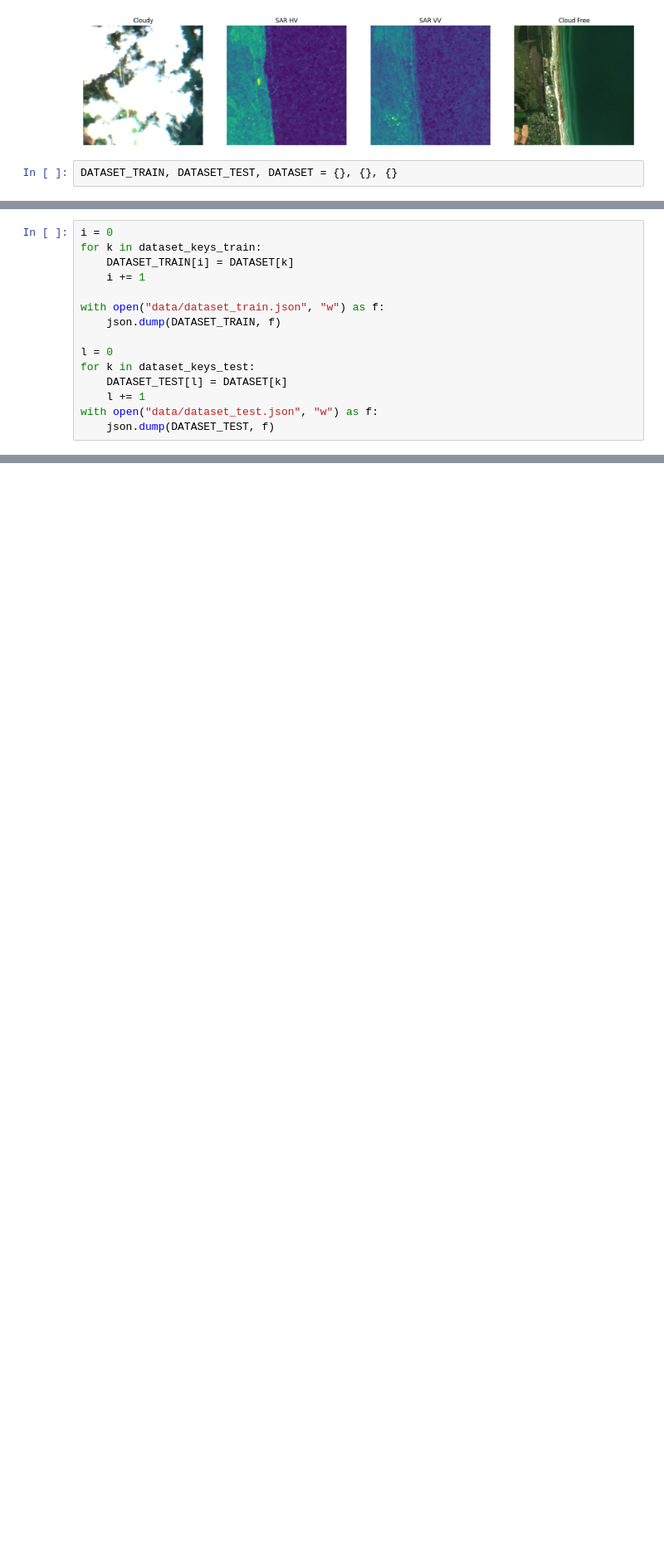
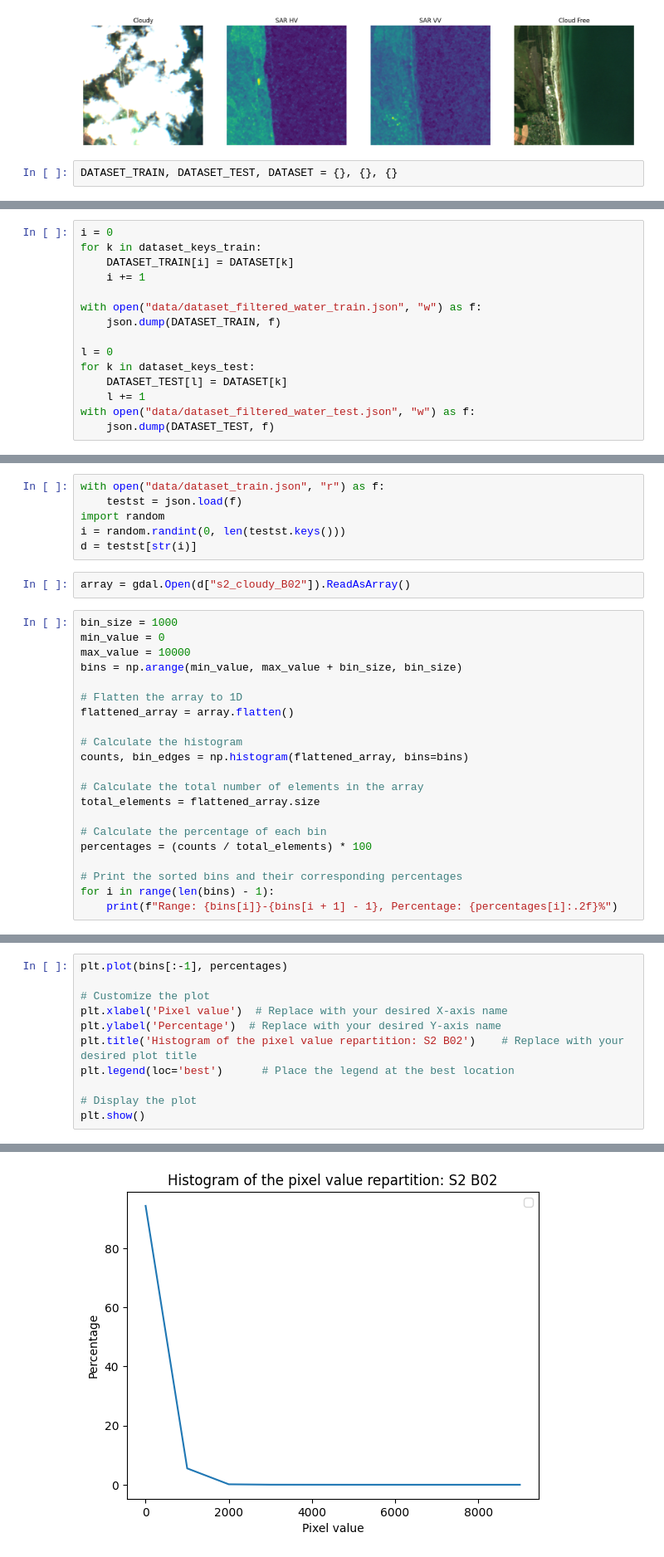
Before and after one commit to ThomasHEBRARD/cloud_removal, a Jupyter notebook: preprocess/prepare_dataset.ipynb, the cells around one changed output, grey strips where cells are left out. Shown: that part at 83% size. Drawn from its saved outputs; the diff is of its cells as text; blank space fills up the shorter version.

```diff
--- a/preprocess/prepare_dataset.ipynb
+++ b/preprocess/prepare_dataset.ipynb
@@ -175,12 +181,12 @@ for k in dataset_keys_train:
     DATASET_TRAIN[i] = DATASET[k]
     i += 1
 
-with open("data/dataset_train.json", "w") as f:
+with open("data/dataset_filtered_water_train.json", "w") as f:
     json.dump(DATASET_TRAIN, f)
 
 l = 0
 for k in dataset_keys_test:
     DATASET_TEST[l] = DATASET[k]
     l += 1
-with open("data/dataset_test.json", "w") as f:
+with open("data/dataset_filtered_water_test.json", "w") as f:
     json.dump(DATASET_TEST, f)
@@ -186,0 +312,29 @@ with open("data/dataset_test.json", "w") as f:
+# %%
+with open("data/dataset_train.json", "r") as f:
+    testst = json.load(f)
+import random
+i = random.randint(0, len(testst.keys()))
+d = testst[str(i)]
+# %%
+array = gdal.Open(d["s2_cloudy_B02"]).ReadAsArray()
+# %%
+bin_size = 1000
+min_value = 0
+max_value = 10000
+bins = np.arange(min_value, max_value + bin_size, bin_size)
+
+# Flatten the array to 1D
+flattened_array = array.flatten()
+
+# Calculate the histogram
+counts, bin_edges = np.histogram(flattened_array, bins=bins)
+
+# Calculate the total number of elements in the array
+total_elements = flattened_array.size
+
+# Calculate the percentage of each bin
+percentages = (counts / total_elements) * 100
+
+# Print the sorted bins and their corresponding percentages
+for i in range(len(bins) - 1):
+    print(f"Range: {bins[i]}-{bins[i + 1] - 1}, Percentage: {percentages[i]:.2f}%")
@@ -186,0 +352,12 @@ with open("data/dataset_test.json", "w") as f:
+# %%
+plt.plot(bins[:-1], percentages)
+
+# Customize the plot
+plt.xlabel('Pixel value')  # Replace with your desired X-axis name
+plt.ylabel('Percentage')  # Replace with your desired Y-axis name
+plt.title('Histogram of the pixel value repartition: S2 B02')    # Replace with your desired plot title
+plt.legend(loc='best')      # Place the legend at the best location
+
+# Display the plot
+plt.show()
+# %% [output]
@@ -186,0 +365 @@ with open("data/dataset_test.json", "w") as f:
+[figure, added]
```
Also changed, not shown: parts of 12 cells of this notebook, 4 other files.
